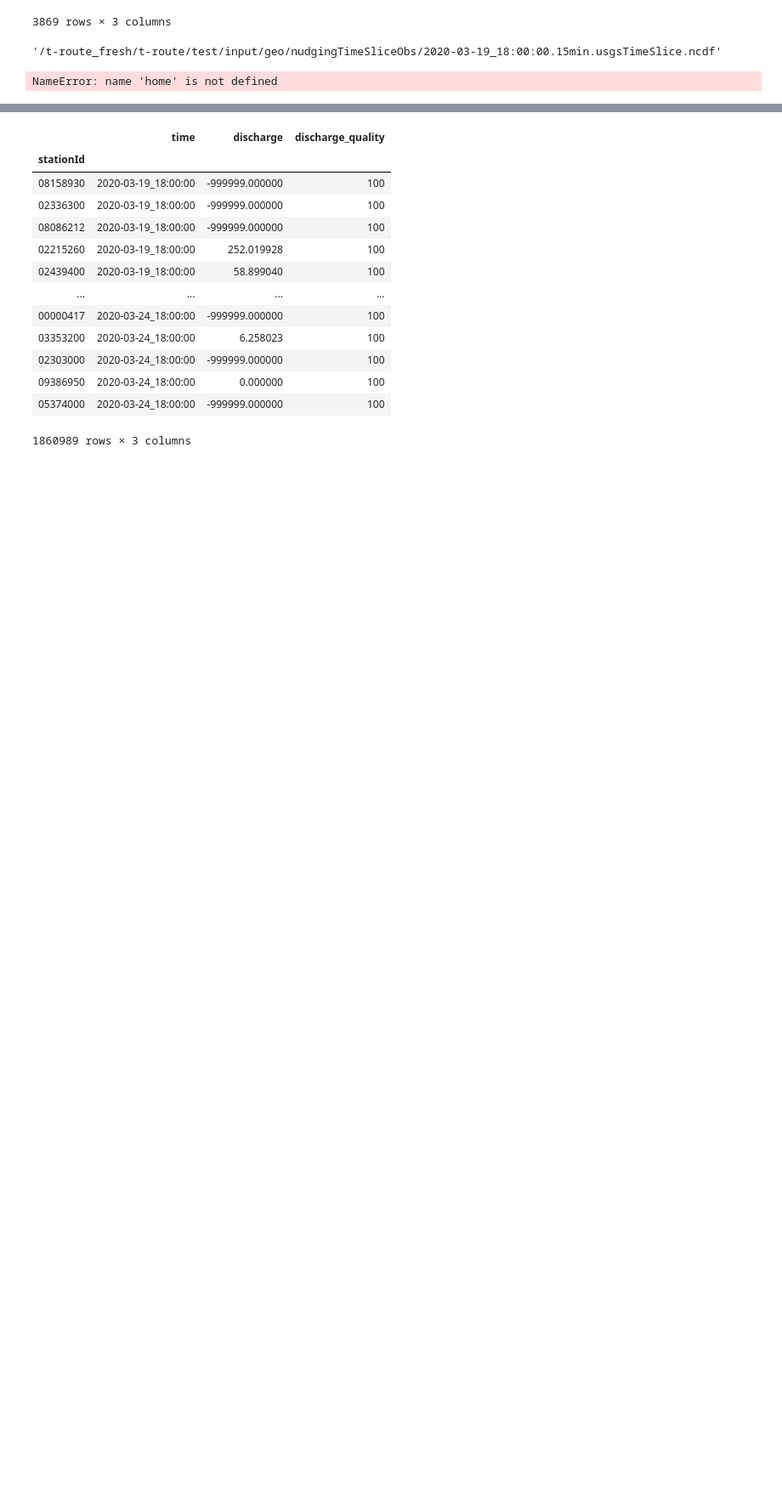
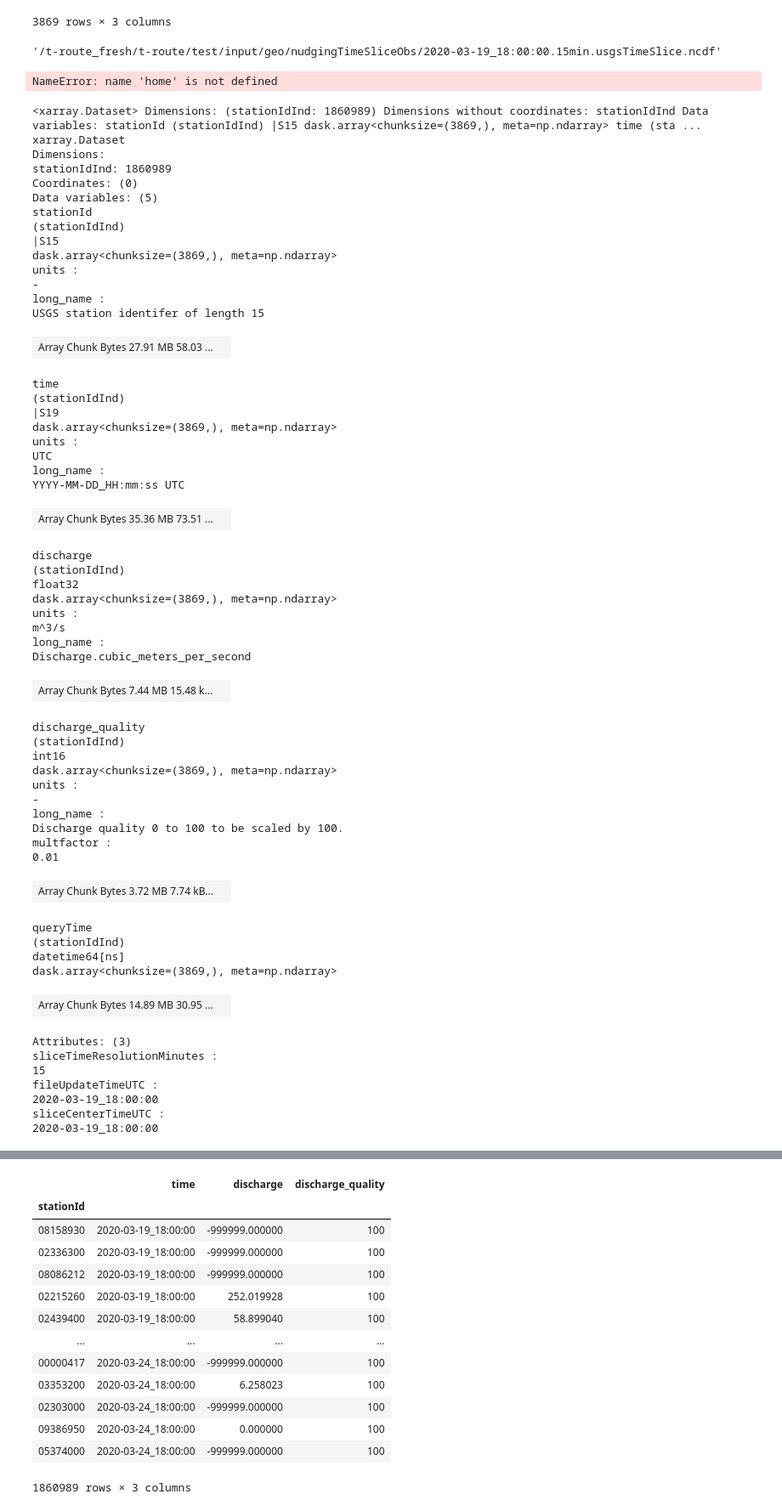
Before and after one commit to NOAA-OWP/t-route, a Jupyter notebook: src/python_routing_v02/usgs_test.ipynb, the cells around one changed output, grey strips where cells are left out. Shown at 85% size. Drawn from its saved outputs; the diff is of its cells as text; code cells hidden in the pictures; blank space fills up the shorter version.

```diff
--- a/src/python_routing_v02/usgs_test.ipynb
+++ b/src/python_routing_v02/usgs_test.ipynb
@@ -383,4 +384,63 @@ df
 NameError: name 'home' is not defined
 # %%
 ds = xr.open_mfdataset("/home/jacob.hreha/github/troute/t-route/test/input/geo/nudgingTimeSliceObs/*",combine='nested',concat_dim='stationIdInd')
+# %%
+ds
+# %% [output]
+<xarray.Dataset> Dimensions: (stationIdInd: 1860989) Dimensions without coordinates: stationIdInd Data variables: stationId (stationIdInd) |S15 dask.array<chunksize=(3869,), meta=np.ndarray> time (sta ...
+xarray.Dataset
+Dimensions:
+stationIdInd: 1860989
+Coordinates: (0)
+Data variables: (5)
+stationId
+(stationIdInd)
+|S15
+dask.array<chunksize=(3869,), meta=np.ndarray>
+units :
+-
+long_name :
+USGS station identifer of length 15
+| Array Chunk Bytes 27.91 MB 58.03 ... |  |
+time
+(stationIdInd)
+|S19
+dask.array<chunksize=(3869,), meta=np.ndarray>
+units :
+UTC
+long_name :
+YYYY-MM-DD_HH:mm:ss UTC
+| Array Chunk Bytes 35.36 MB 73.51 ... |  |
+discharge
+(stationIdInd)
+float32
+dask.array<chunksize=(3869,), meta=np.ndarray>
+units :
+m^3/s
+long_name :
+Discharge.cubic_meters_per_second
+| Array Chunk Bytes 7.44 MB 15.48 k... |  |
+discharge_quality
+(stationIdInd)
+int16
+dask.array<chunksize=(3869,), meta=np.ndarray>
+units :
+-
+long_name :
+Discharge quality 0 to 100 to be scaled by 100.
+multfactor :
+0.01
+| Array Chunk Bytes 3.72 MB 7.74 kB... |  |
+queryTime
+(stationIdInd)
+datetime64[ns]
+dask.array<chunksize=(3869,), meta=np.ndarray>
+| Array Chunk Bytes 14.89 MB 30.95 ... |  |
+Attributes: (3)
+sliceTimeResolutionMinutes :
+15
+fileUpdateTimeUTC :
+2020-03-19_18:00:00
+sliceCenterTimeUTC :
+2020-03-19_18:00:00
 # %%
```
Also changed, not shown: parts of 11 cells of this notebook, 2 other files.
